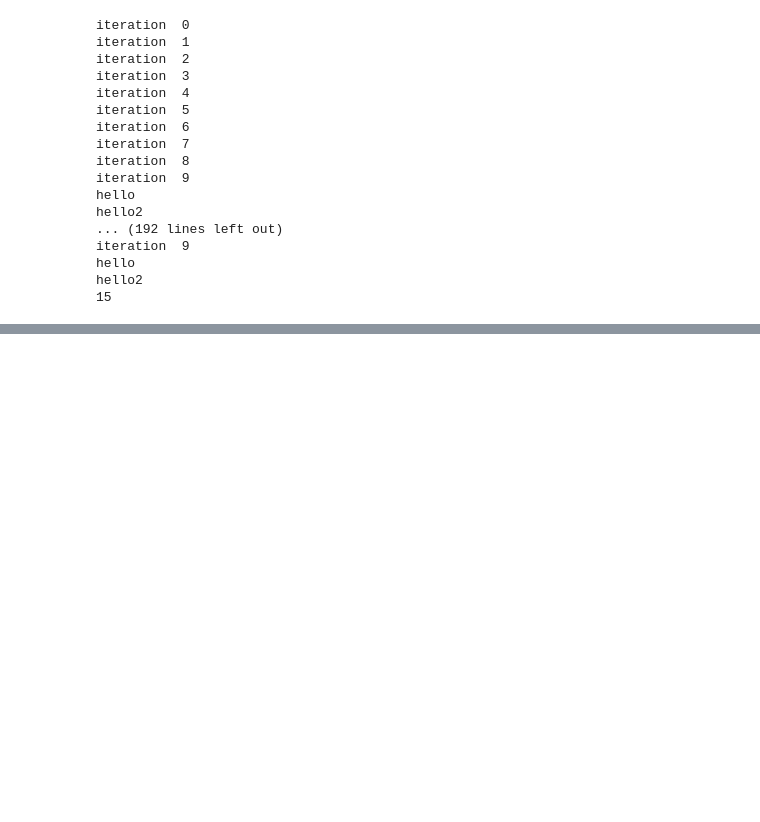
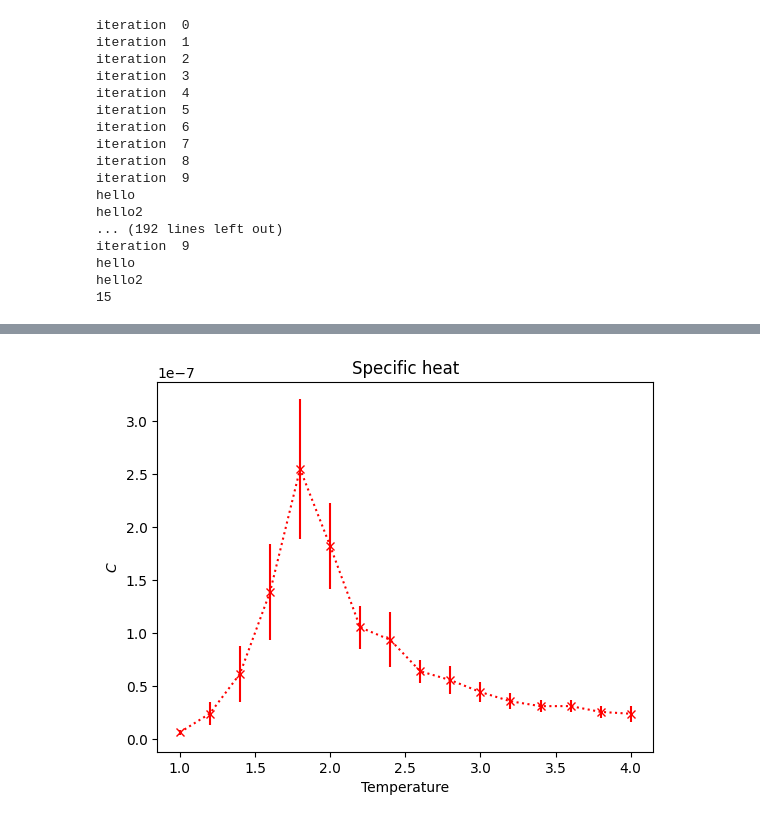
Before and after one commit to filipello/COP_Ising_model, a Jupyter notebook: ising_model.ipynb, the cells around one changed output, grey strips where cells are left out. Cells and saved outputs as stored; diff of their text form; code cells hidden in the pictures; blank space fills up the shorter version.

```diff
--- a/ising_model.ipynb
+++ b/ising_model.ipynb
@@ -287,0 +292,4 @@ plot_energy(temperature, energies, energies_error)
+# %%
+plot_specific_heat(temperature, spec_heat, spec_heat_error)
+# %% [output]
+[figure, added]
```
Also changed, not shown: parts of 8 cells of this notebook.
